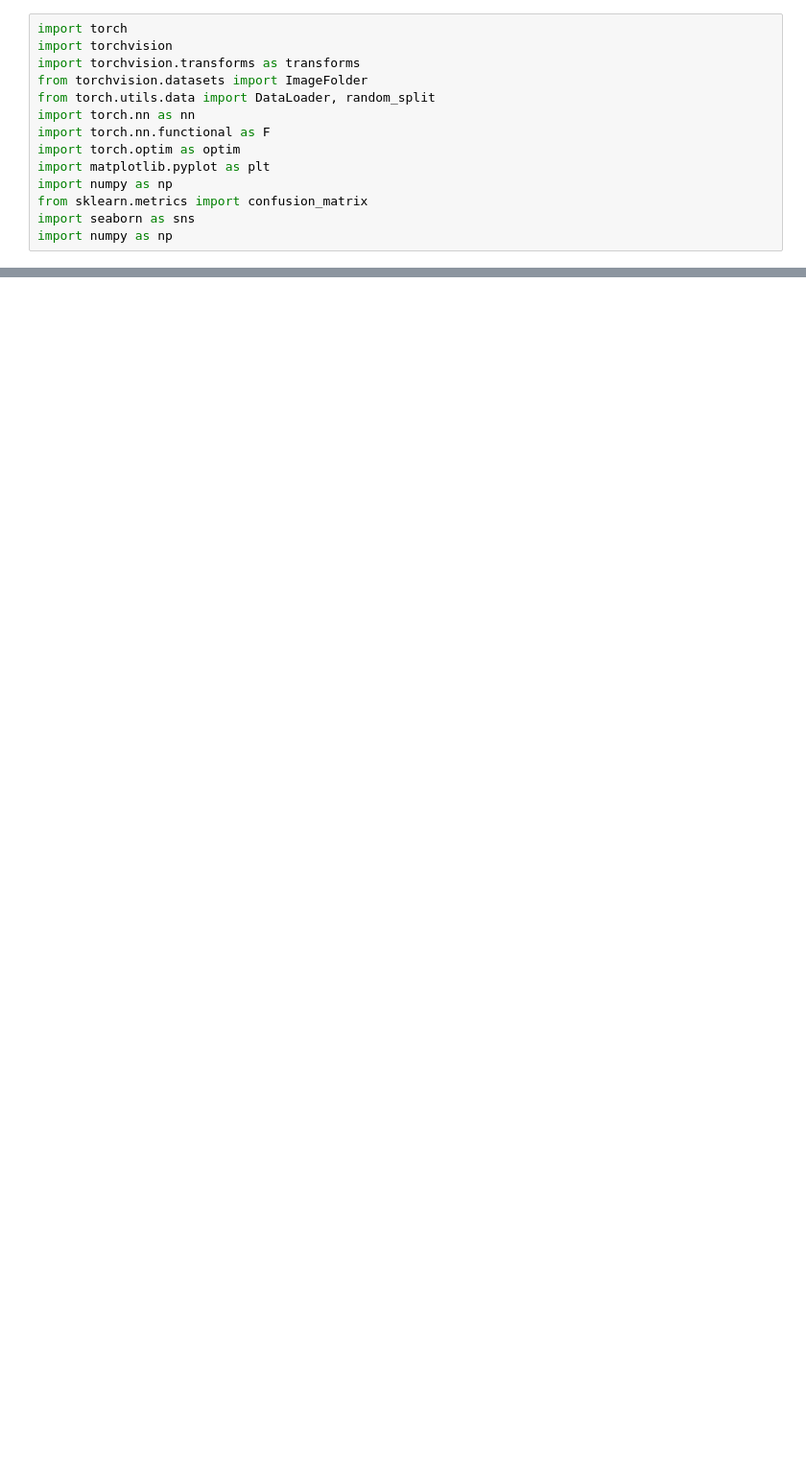
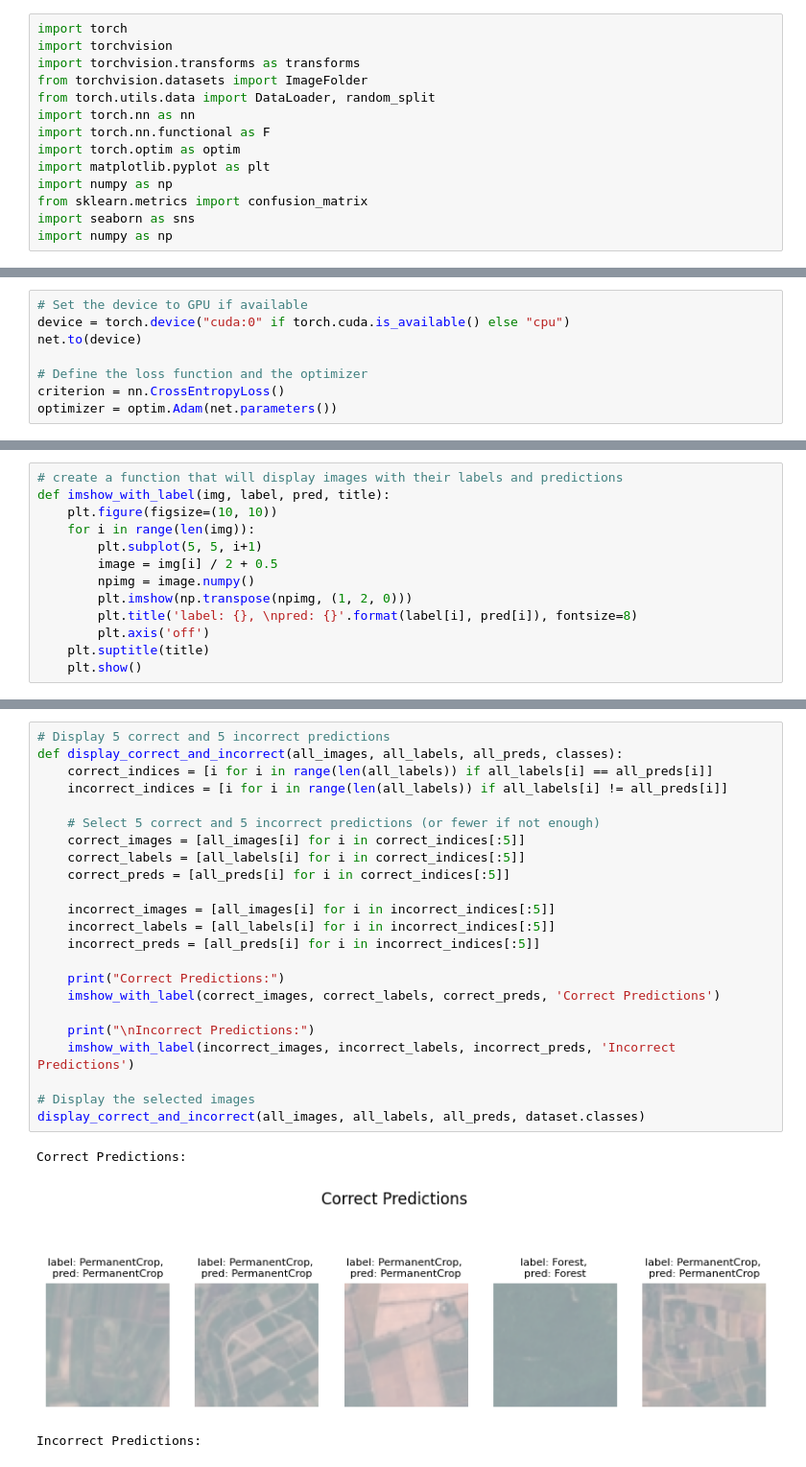
Before and after one commit to jncurrea/TAKEHOME_SCOTT, a Jupyter notebook: Project_Codes/Image_classification_nn.ipynb, the cells around one changed output, grey strips where cells are left out. Shown at 96% size. Drawn from its saved outputs; the diff is of its cells as text; blank space fills up the shorter version.

```diff
--- a/Project_Codes/Image_classification_nn.ipynb
+++ b/Project_Codes/Image_classification_nn.ipynb
@@ -64,0 +92,8 @@ RuntimeError: Numpy is not available
+# %%
+# Set the device to GPU if available
+device = torch.device("cuda:0" if torch.cuda.is_available() else "cpu")
+net.to(device)
+
+# Define the loss function and the optimizer
+criterion = nn.CrossEntropyLoss()
+optimizer = optim.Adam(net.parameters())
@@ -64,0 +136,13 @@ RuntimeError: Numpy is not available
+# %%
+# create a function that will display images with their labels and predictions
+def imshow_with_label(img, label, pred, title):
+    plt.figure(figsize=(10, 10))
+    for i in range(len(img)):
+        plt.subplot(5, 5, i+1)
+        image = img[i] / 2 + 0.5
+        npimg = image.numpy()
+        plt.imshow(np.transpose(npimg, (1, 2, 0)))
+        plt.title('label: {}, \npred: {}'.format(label[i], pred[i]), fontsize=8)
+        plt.axis('off')
+    plt.suptitle(title)
+    plt.show()
@@ -64,0 +201,27 @@ RuntimeError: Numpy is not available
+# %%
+# Display 5 correct and 5 incorrect predictions
+def display_correct_and_incorrect(all_images, all_labels, all_preds, classes):
+    correct_indices = [i for i in range(len(all_labels)) if all_labels[i] == all_preds[i]]
+    incorrect_indices = [i for i in range(len(all_labels)) if all_labels[i] != all_preds[i]]
+
+    # Select 5 correct and 5 incorrect predictions (or fewer if not enough)
+    correct_images = [all_images[i] for i in correct_indices[:5]]
+    correct_labels = [all_labels[i] for i in correct_indices[:5]]
+    correct_preds = [all_preds[i] for i in correct_indices[:5]]
+
+    incorrect_images = [all_images[i] for i in incorrect_indices[:5]]
+    incorrect_labels = [all_labels[i] for i in incorrect_indices[:5]]
+    incorrect_preds = [all_preds[i] for i in incorrect_indices[:5]]
+
+    print("Correct Predictions:")
+    imshow_with_label(correct_images, correct_labels, correct_preds, 'Correct Predictions')
+
+    print("\nIncorrect Predictions:")
+    imshow_with_label(incorrect_images, incorrect_labels, incorrect_preds, 'Incorrect Predictions')
+
+# Display the selected images
+display_correct_and_incorrect(all_images, all_labels, all_preds, dataset.classes)
+# %% [output]
+Correct Predictions:
+[figure, added]
+Incorrect Predictions:
```
Also changed, not shown: parts of 26 cells of this notebook, 2 other files.
